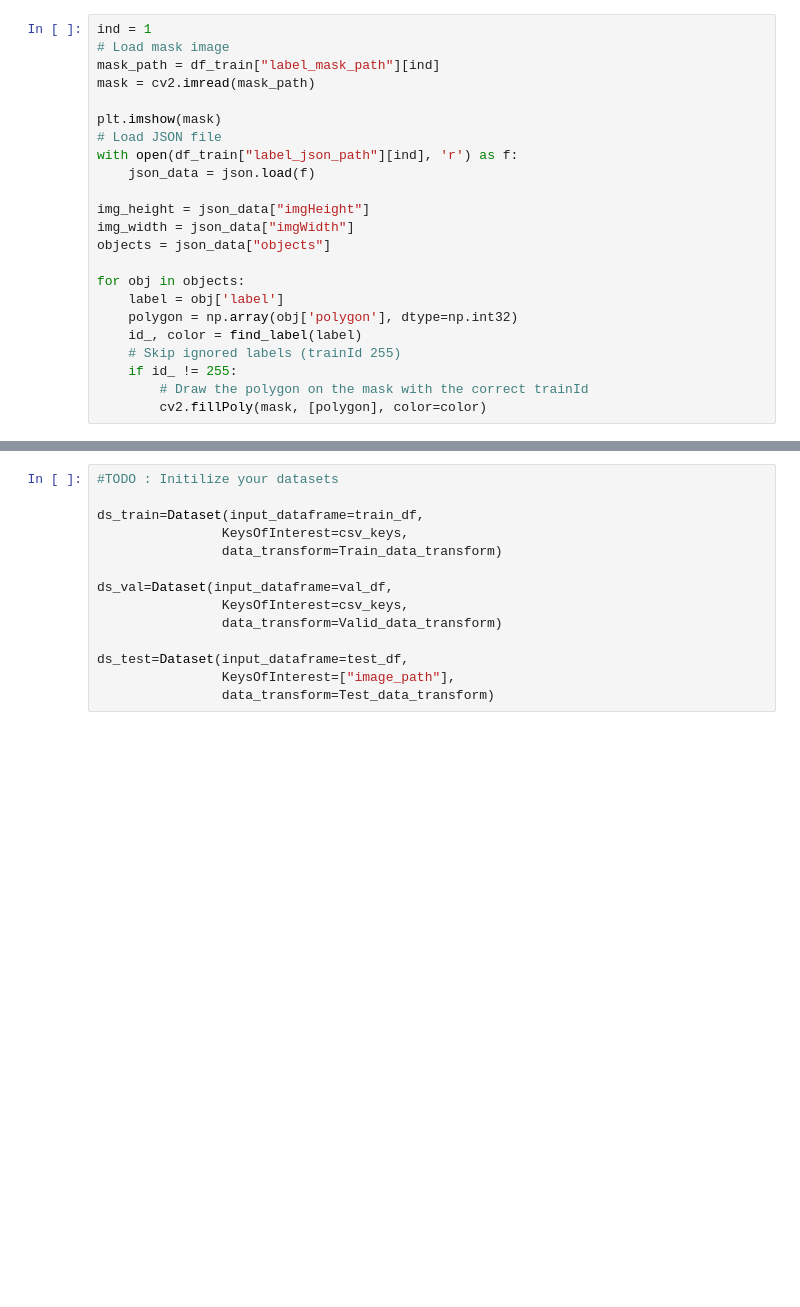
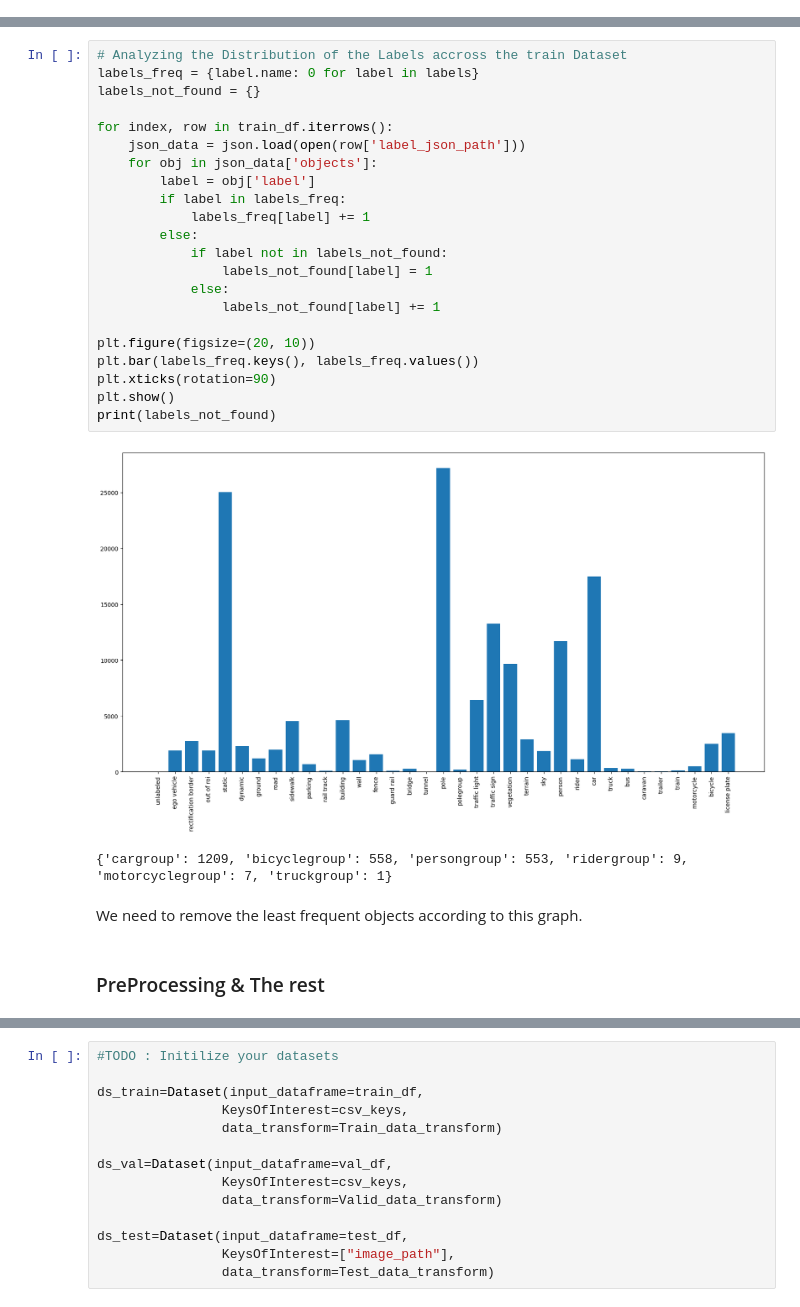
Before and after one commit to YoussifKhaled/Cityscapes_Semantic_Segmentor, a Jupyter notebook: Source Code/Cityscapes_Base.ipynb, the cells around one changed output, grey strips where cells are left out. Cells and saved outputs as stored; diff of their text form; blank space fills up the shorter version.

```diff
--- a/Source Code/Cityscapes_Base.ipynb
+++ b/Source Code/Cityscapes_Base.ipynb
@@ -205,23 +191,0 @@ df_test.head()
-# %%
-ind = 1
-# Load mask image
-mask_path = df_train["label_mask_path"][ind]
-mask = cv2.imread(mask_path)
-
-plt.imshow(mask)
-# Load JSON file
-with open(df_train["label_json_path"][ind], 'r') as f:
-    json_data = json.load(f)
-
-img_height = json_data["imgHeight"]
-img_width = json_data["imgWidth"]
-objects = json_data["objects"]
-
-for obj in objects:
-    label = obj['label']
-    polygon = np.array(obj['polygon'], dtype=np.int32)
-    id_, color = find_label(label)
-    # Skip ignored labels (trainId 255)
-    if id_ != 255:
-        # Draw the polygon on the mask with the correct trainId
-        cv2.fillPoly(mask, [polygon], color=color)
@@ -287,3 +226,32 @@ class LoadData():
+# %%
+# Analyzing the Distribution of the Labels accross the train Dataset
+labels_freq = {label.name: 0 for label in labels}
+labels_not_found = {}
+
+for index, row in train_df.iterrows():
+    json_data = json.load(open(row['label_json_path']))
+    for obj in json_data['objects']:
+        label = obj['label']
+        if label in labels_freq:
+            labels_freq[label] += 1
+        else:
+            if label not in labels_not_found:
+                labels_not_found[label] = 1
+            else:
+                labels_not_found[label] += 1
+
+plt.figure(figsize=(20, 10))
+plt.bar(labels_freq.keys(), labels_freq.values())
+plt.xticks(rotation=90)
+plt.show()
+print(labels_not_found)
+# %% [output]
+[figure, added]
+{'cargroup': 1209, 'bicyclegroup': 558, 'persongroup': 553, 'ridergroup': 9, 'motorcyclegroup': 7, 'truckgroup': 1}
+# %% [markdown]
+We need to remove the least frequent objects according to this graph.
+# %% [markdown]
+### PreProcessing & The rest
 # %%
 device = torch.device('cuda' if torch.cuda.is_available() else 'cpu')
 print('Using device:', device)
```
Also changed, not shown: parts of 27 cells of this notebook.
